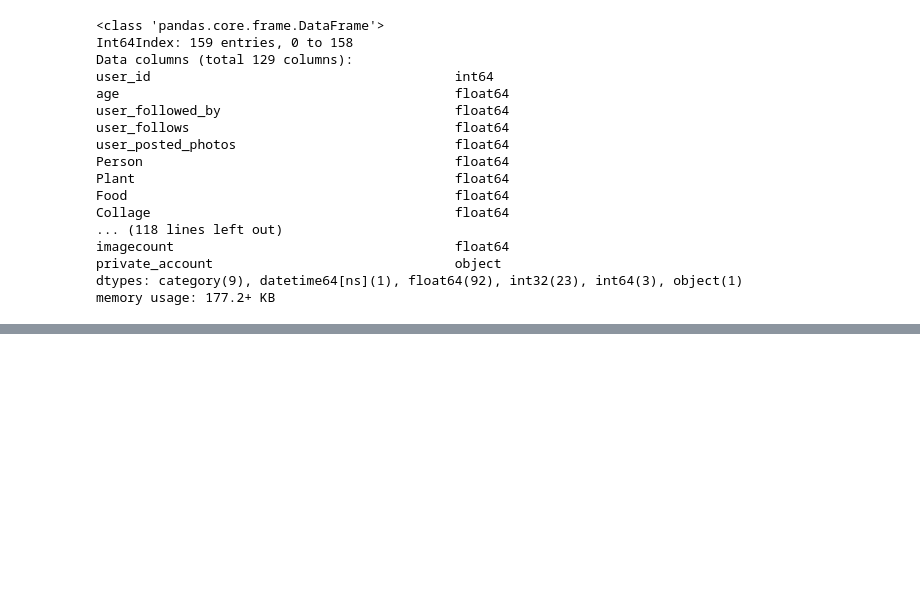
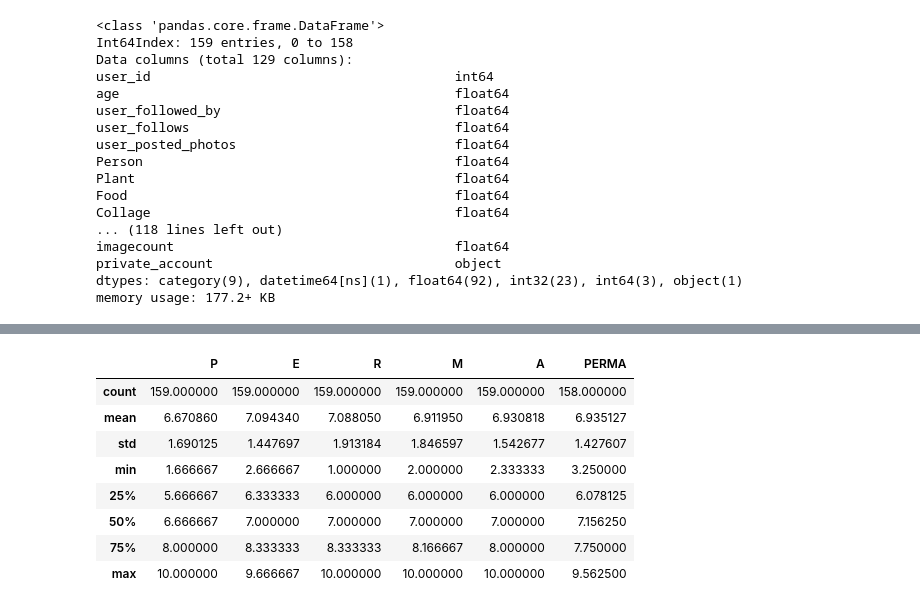
Before and after one commit to JeroenSchmidt/UvA-DSF-group, a Jupyter notebook: uc2/exploration_notebooks/rafael/H2O.ai.ipynb, the cells around one changed output, grey strips where cells are left out. Saved outputs shown, nothing was run; the diff lists cells and outputs as text; code cells hidden in the pictures; blank space fills up the shorter version.

```diff
--- a/uc2/exploration_notebooks/rafael/H2O.ai.ipynb
+++ b/uc2/exploration_notebooks/rafael/H2O.ai.ipynb
@@ -315,0 +372,12 @@ AutoML progress: |████████████
+# %%
+df.loc[:,target_features].describe()
+# %% [output]
+|  | P | E | R | M | A | PERMA |
+| count | 159.000000 | 159.000000 | 159.000000 | 159.000000 | 159.000000 | 158.000000 |
+| mean | 6.670860 | 7.094340 | 7.088050 | 6.911950 | 6.930818 | 6.935127 |
+| std | 1.690125 | 1.447697 | 1.913184 | 1.846597 | 1.542677 | 1.427607 |
+| min | 1.666667 | 2.666667 | 1.000000 | 2.000000 | 2.333333 | 3.250000 |
+| 25% | 5.666667 | 6.333333 | 6.000000 | 6.000000 | 6.000000 | 6.078125 |
+| 50% | 6.666667 | 7.000000 | 7.000000 | 7.000000 | 7.000000 | 7.156250 |
+| 75% | 8.000000 | 8.333333 | 8.333333 | 8.166667 | 8.000000 | 7.750000 |
+| max | 10.000000 | 9.666667 | 10.000000 | 10.000000 | 10.000000 | 9.562500 |
```
Also changed, not shown: parts of 1 cell of this notebook, 1 other file.
